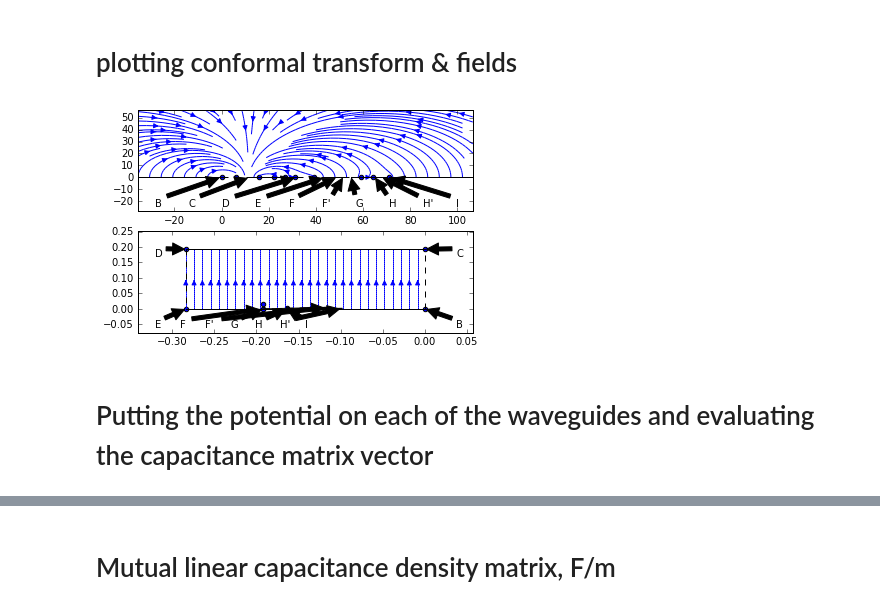
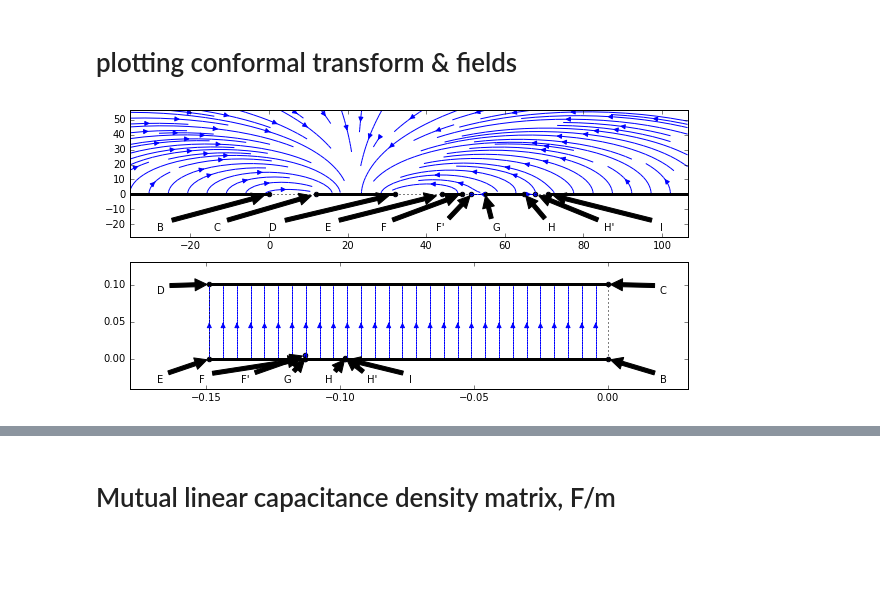
Before and after one commit to ooovector/QCircuit, a Jupyter notebook: Conformal mapping of a CPW coupler.ipynb, the cells around one changed output, grey strips where cells are left out. Drawn from its saved outputs; the diff is of its cells as text; code cells hidden in the pictures; blank space fills up the shorter version.

```diff
--- a/Conformal mapping of a CPW coupler.ipynb
+++ b/Conformal mapping of a CPW coupler.ipynb
@@ -129,14 +361,14 @@ w_F1,w_H1 = w_zero_points
 x = np.linspace(-(2*s2+2*s1+w1+w2+w3)*0.5,(2*s2+2*s1+w1+w2+w3)*1.5,251)
 y = np.linspace(0, (np.max(x)-np.min(x))*0.4, 201)
 
-plt.figure(0)
+plt.figure(figsize=(10,5))
 plt.clf()
 axes=plt.subplot(2,1,1)
 vertices = [i for i in z_zero_points] + [i for i in z_branch_points]
-lines = [(z_B-100,z_B,'-'),(z_B,z_C,'--'),(z_C,z_D,'-'),(z_D,z_E,'--'),(z_E,z_F,'-'),\
-         (z_F,z_F1,'-'),(z_F1,z_G,'--'),(z_G,z_H,'-'),(z_H,z_H1,'-'),(z_H1,z_I,'--'),(z_I,z_I+100,'-')]
+lines = [(z_B-100,z_B,'-'),(z_B,z_C,':'),(z_C,z_D,'-'),(z_D,z_E,':'),(z_E,z_F,'-'),\
+         (z_F,z_F1,':'),(z_F1,z_G,':'),(z_G,z_H,'-'),(z_H,z_H1,':'),(z_H1,z_I,':'),(z_I,z_I+100,'-')]
 for z1,z2,style in lines:
-    plt.plot([z1.real, z2.real], [z1.imag, z2.imag], color='black', linestyle=style)
+    plt.plot([z1.real, z2.real], [z1.imag, z2.imag], color='black', linestyle=style, linewidth=(3 if style=='-' else 1))
 
 plt.xlim(np.min(x), np.max(x))
 plt.ylim(-0.5*np.max(y), np.max(y))
@@ -156,36 +388,34 @@ annotation_points = [z_B,z_C,z_D,z_E,z_F,z_F1,z_G,z_H,z_H1,z_I]
 for annotation, annotation_position, annotation_point in zip(annotations, annotation_positions, annotation_points):
     axes.annotate(annotation, xy=(annotation_point.real, annotation_point.imag), xytext=annotation_position,
               xycoords='data',  textcoords='axes fraction', arrowprops={'facecolor':'black', 'shrink':0.05})
 
 
 axes=plt.subplot(2,1,2)
 vertices = [i for i in w_zero_points] + [i for i in w_branch_points]
-lines = [(w_B,w_C,'--'),(w_C,w_D,'-'),(w_D,w_E,'--'),(w_E,w_F,'-'),\
-         (w_F,w_F1,'-'),(w_F1,w_G,'--'),(w_G,w_H,'-'),(w_H,w_H1,'-'),(w_H1,w_I,'--'),(w_I,w_B,'-')]
+lines = [(w_B,w_C,':'),(w_C,w_D,'-'),(w_D,w_E,':'),(w_E,w_F,'-'),\
+         (w_F,w_F1,':'),(w_F1,w_G,':'),(w_G,w_H,'-'),(w_H,w_H1,':'),(w_H1,w_I,':'),(w_I,w_B,'-')]
 for z1,z2,style in lines:
-    plt.plot([z1.real, z2.real], [z1.imag, z2.imag], color='black', linestyle=style)
+    plt.plot([z1.real, z2.real], [z1.imag, z2.imag], color='black', linestyle=style, linewidth=(3 if style=='-' else 1))
 
 plt.scatter([j.real for j in vertices], [j.imag for j in vertices])
 
 wx = np.linspace(w_E.real, w_B.real, 251)
 wy = np.linspace(w_B.imag, w_C.imag, 101)
 wxm,wym = np.meshgrid(wx,wy)
 wvm = 0*np.ones(wxm.shape)
 wum = 1*np.ones(wxm.shape)
 plt.streamplot(wxm,wym,wvm,wum)
 
 plt.xlim([w_E.real-(w_B.real-w_E.real)*0.2, w_B.real+(w_B.real-w_E.real)*0.2])
 plt.ylim([w_B.imag-(w_C.imag-w_B.imag)*0.4, w_C.imag+(w_C.imag-w_B.imag)*0.3])
 
 annotations = ['B', 'C', 'D', 'E', 'F', 'F\'', 'G', 'H', 'H\'', 'I']
 annotation_positions = [(0.95, 0.05), (0.95, 0.75), (0.05, 0.75), (0.05, 0.05), (0.125, 0.05), \
                         (0.20, 0.05), (0.275, 0.05), (0.35, 0.05), (0.425, 0.05), (0.5, 0.05),]
 annotation_points = [w_B,w_C,w_D,w_E,w_F,w_F1,w_G,w_H,w_H1,w_I]
 
 for annotation, annotation_position, annotation_point in zip(annotations, annotation_positions, annotation_points):
     axes.annotate(annotation, xy=(annotation_point.real, annotation_point.imag), xytext=annotation_position,
               xycoords='data',  textcoords='axes fraction', arrowprops={'facecolor':'black', 'shrink':0.05})
 # %% [output]
-[figure, old version]
+[figure, new version]
-# %% [markdown]
-# Putting the potential on each of the waveguides and evaluating the capacitance matrix vector
```
Also changed, not shown: parts of 21 cells of this notebook.
